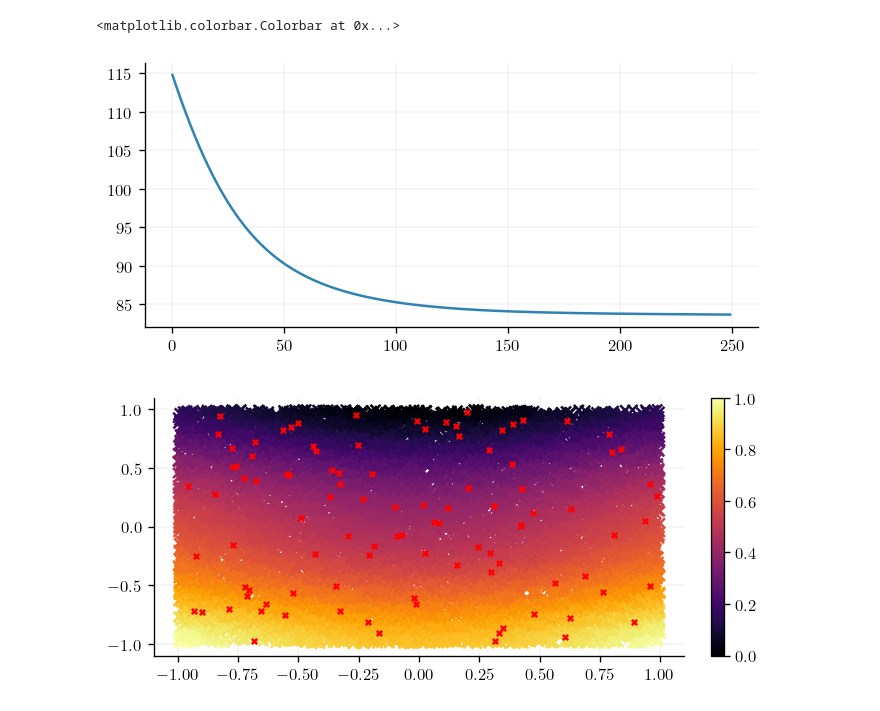
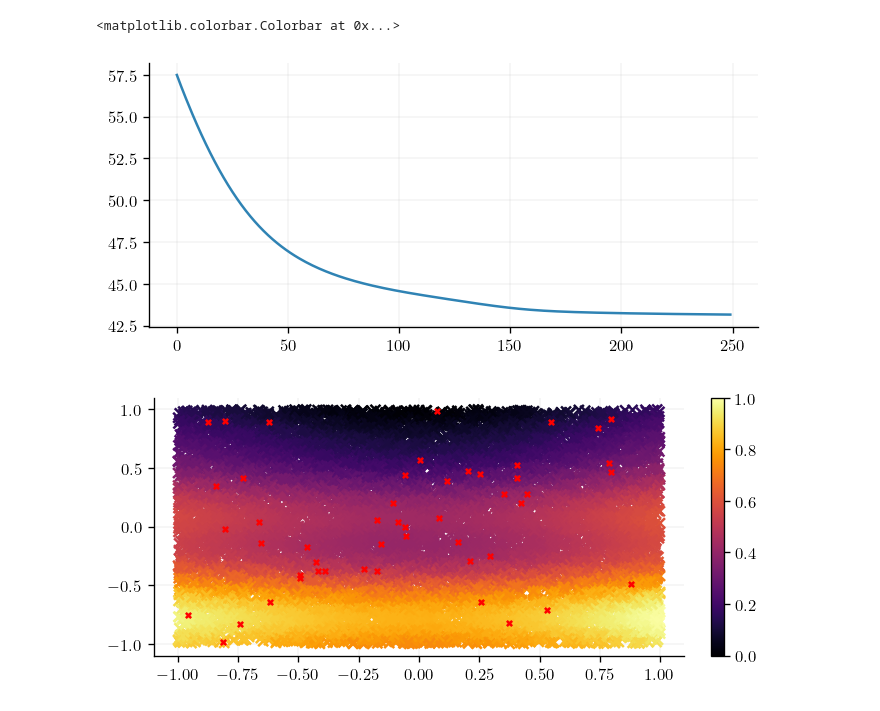
Before and after one commit to JaxGaussianProcesses/GPJax, a Jupyter notebook: docs/examples/OAK.ipynb, the cells around one changed output. Saved outputs shown, nothing was run; the diff lists cells and outputs as text; code cells hidden in the pictures.

```diff
--- a/docs/examples/OAK.ipynb
+++ b/docs/examples/OAK.ipynb
@@ -45,6 +47,6 @@ colors = rcParams["axes.prop_cycle"].by_key()["color"]
 No GPU/TPU found, falling back to CPU. (Set TF_CPP_MIN_LOG_LEVEL=0 and rerun for more info.)
 # %%
-n = 100
+n = 50
 d=2
 noise = jnp.sqrt(0.01)
 # key, subkey = jr.split(key)
@@ -309,29 +300,33 @@ plt.colorbar()
 # %%
-base_kernel = RBFOrthogonalKernel(lengthscale=jnp.array([1.0, 1.0]))
-kernel = OrthogonalAdditiveKernel(interaction_variances=jnp.array([1.0,1.0]), max_interaction_depth=1,  base_kernel = base_kernel)
+kernel = OrthogonalAdditiveKernel(
+    interaction_variances=jnp.array([1.0,1.0]),
+    max_interaction_depth=1,
+    base_kernels = [gpx.kernels.RBF(active_dims=[0]), gpx.kernels.RBF(active_dims=[1])],
+    dataset=D
+    )
 meanf = gpx.mean_functions.Zero()
 prior = gpx.Prior(mean_function=meanf, kernel=kernel)
 likelihood = gpx.Gaussian(num_datapoints=D.n, obs_noise=0.1)
 posterior = prior * likelihood
 
 opt_posterior, history = gpx.fit(
     model=posterior,
     objective=gpx.objectives.ConjugateMLL(negative=True),
     train_data=D,
     optim=ox.adam(learning_rate=0.01),
     num_iters=250,
     safe=True,
     key=key,
 )
 plt.plot(history)
 
 plt.figure()
 mean = opt_posterior.predict(xplot, D).mean()
 plt.scatter(xplot[:,0], xplot[:,1], c=mean)
 plt.scatter(x[:,0], x[:,1], color="red", s=10.0)
 plt.colorbar()
 # %% [output]
 <matplotlib.colorbar.Colorbar at 0x...>
-[figure, old version]
+[figure, new version]
-[figure, old version]
+[figure, new version]
 # %%
```
Also changed, not shown: parts of 6 cells of this notebook.
